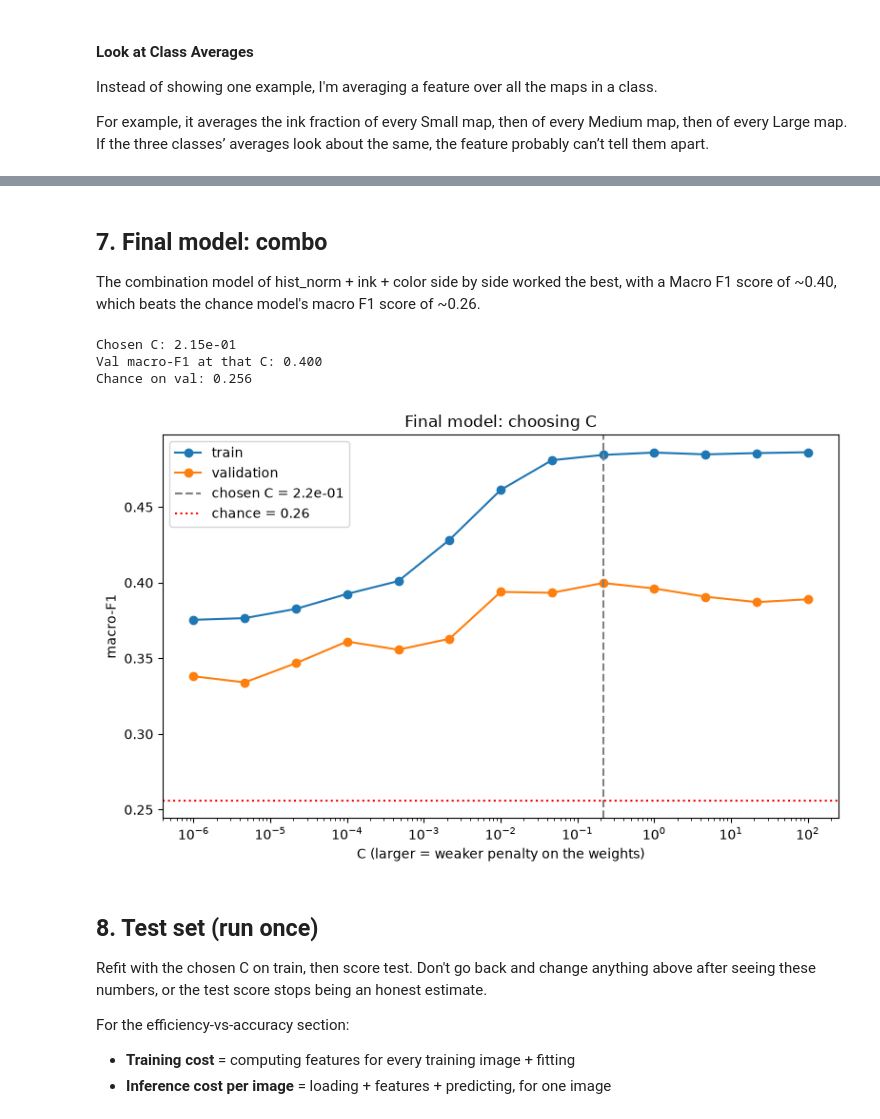
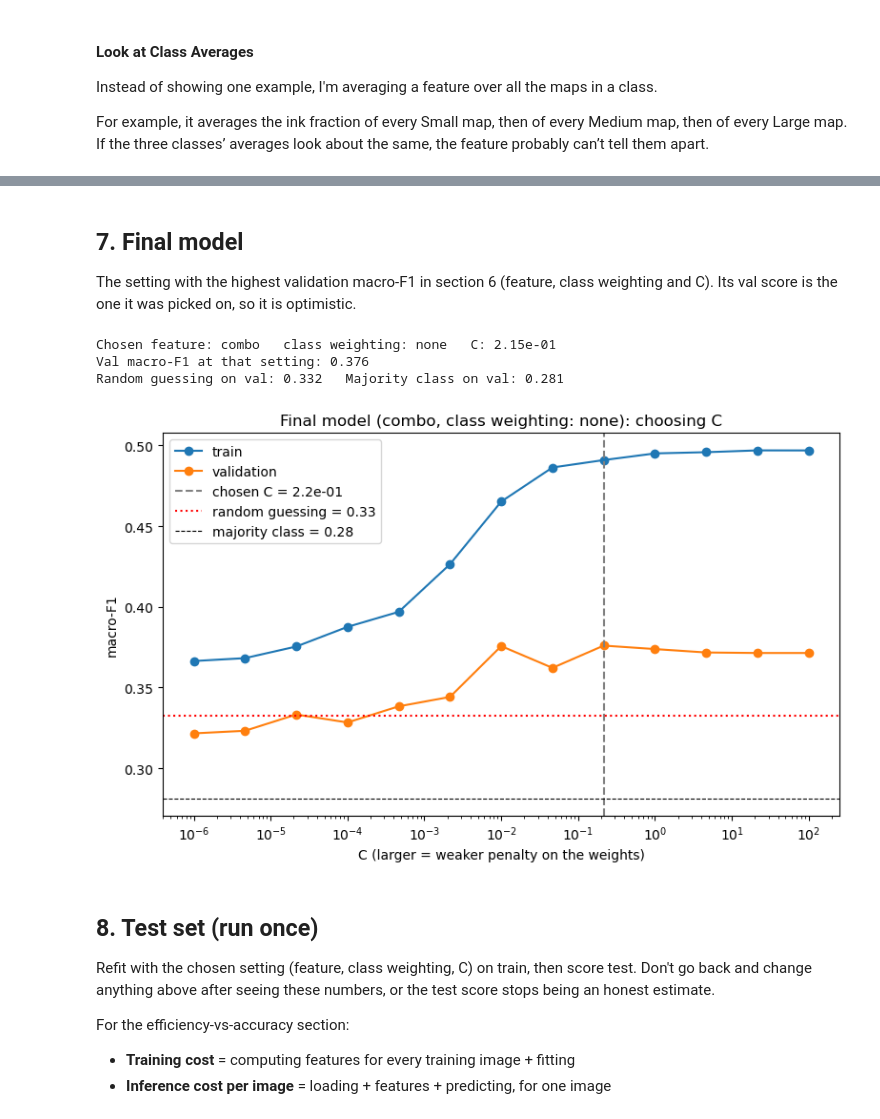
Before and after one commit to sidsridhar0/281project, a Jupyter notebook: scripts/3-simple_model.ipynb, the cells around one changed output, grey strips where cells are left out. Cells and saved outputs as stored; diff of their text form; code cells hidden in the pictures.

Commit message:
added majority-class and random-guess baselines to run first in notebook3, along with some design error corrections

```diff
--- a/scripts/3-simple_model.ipynb
+++ b/scripts/3-simple_model.ipynb
@@ -83,6 +82,13 @@ C_GRID = np.logspace(-6, 2, 13) # 13 values from 0.000001 to 100
 MAX_ITER = 3000
 SEED = 281
 
+CLASS_WEIGHTS = [None, "balanced"]  # both tried in the val search; "balanced" weights rows by 1 / class frequency
+
+
+# ---- Baseline settings ----
+N_GUESS_SEEDS = 1000  # random-guessing baseline: macro-F1 averaged over this many random runs
+N_BOOTSTRAP = 1000    # resamples for the confidence interval on the final test macro-F1
+
 CLASS_NAMES = ["Small", "Medium", "Large"]  # labels 0, 1, 2
 # %% [markdown]
 ## 2. Load the data
@@ -577,8 +659,9 @@ combo | val macro-F1 = 0.4
 # %%
-# Compare to the chance model F1
+# Compare to the baselines from section 3
 feature_table["beats_chance_by"] = feature_table["val_macro_f1"] - chance_val_f1
+feature_table["beats_majority_by"] = feature_table["val_macro_f1"] - majority_val_f1
 feature_table = feature_table.sort_values("val_macro_f1", ascending=False).reset_index(drop=True)
 
-print(f"Chance level on val: {chance_val_f1:.3f}")
-feature_table.round(4)
+print(f"Random guessing on val: {chance_val_f1:.3f}   Majority class on val: {majority_val_f1:.3f}")
+feature_table.round(4).assign(chosen_C=feature_table["chosen_C"].map("{:.1e}".format))
 # %% [output]
@@ -629,10 +719,14 @@ plt.show()
 # %% [markdown]
-## 7. Final model: combo
+## 7. Final model
 
-The combination model of hist_norm + ink + color side by side worked the best, with a Macro F1 score of ~0.40, which beats the chance model's macro F1 score of ~0.26.
+The setting with the highest validation macro-F1 in section 6 (feature, class weighting and C). Its val score is the one it was picked on, so it is optimistic.
 # %%
-# Chosen in section 6 using the validation set: combo
-FINAL_FEATURE = "combo"
+# Chosen in section 6 using the validation set: the top row of feature_table
+final_row = feature_table.iloc[0]
+FINAL_FEATURE = final_row["feature"]
+FINAL_WEIGHTING = final_row["weighting"]
+final_class_weight = "balanced" if FINAL_WEIGHTING == "balanced" else None
+chosen_C = final_row["chosen_C"]
 
 # Src: DATASCI207
 # Scale the features
@@ -640,56 +734,51 @@ FINAL_FEATURE = "combo"
 # It learns the mean and std from the TRAINING data only. If it saw val or test, information about those maps would leak into training.
 scaler = StandardScaler()
 scaler.fit(X[FINAL_FEATURE]["train"])
 
 # Apply that same training-based scaling to train, val and test
 X_scaled = {}
 for split_name in splits:
     X_scaled[split_name] = scaler.transform(X[FINAL_FEATURE][split_name])
 
 
-# Look up combo's results from the section 6 search
-# final_curve = combo's train and val scores at every C we tried (for the plot below)
-final_curve = curves[curves["feature"] == FINAL_FEATURE]
-
-# final_row: combo's one summary row.
-final_row = feature_table[feature_table["feature"] == FINAL_FEATURE].iloc[0] # .iloc[0] takes the first (only) matching row.
-
-chosen_C = final_row["chosen_C"] # the C picked for combo in section 6
+# This setting's train and val scores at every C we tried (for the plot below)
+final_curve = curves[(curves["feature"] == FINAL_FEATURE) & (curves["weighting"] == FINAL_WEIGHTING)]
 
 
 #Print a quick summary
-print(f"Chosen C: {chosen_C:.2e}")
-print(f"Val macro-F1 at that C: {final_row['val_macro_f1']:.3f}")
-print(f"Chance on val: {chance_val_f1:.3f}")
+print(f"Chosen feature: {FINAL_FEATURE}   class weighting: {FINAL_WEIGHTING}   C: {chosen_C:.2e}")
+print(f"Val macro-F1 at that setting: {final_row['val_macro_f1']:.3f}")
+print(f"Random guessing on val: {chance_val_f1:.3f}   Majority class on val: {majority_val_f1:.3f}")
 
-# Plot: how combo's train and val scores change with C
+# Plot: how the chosen setting's train and val scores change with C
 fig, ax = plt.subplots(figsize=(8, 5))
 
 ax.plot(final_curve["C"], final_curve["train_macro_f1"], marker="o", label="train")
 ax.plot(final_curve["C"], final_curve["val_macro_f1"], marker="o", label="validation")
 
-# Gray dashed line = the C we chose. Red dotted line = what guessing would score.
+# Gray dashed line = the C we chose. Red dotted = random guessing. Black dashed = majority class.
 ax.axvline(chosen_C, color="gray", linestyle="--", label=f"chosen C = {chosen_C:.1e}")
-ax.axhline(chance_val_f1, color="red", linestyle=":", label=f"chance = {chance_val_f1:.2f}")
+ax.axhline(chance_val_f1, color="red", linestyle=":", label=f"random guessing = {chance_val_f1:.2f}")
+ax.axhline(majority_val_f1, color="black", linestyle="--", linewidth=0.8, label=f"majority class = {majority_val_f1:.2f}")
 
 # C goes from 0.000001 to 100, so a log scale spaces the values out evenly
 ax.set_xscale("log")
 ax.set_xlabel("C (larger = weaker penalty on the weights)")
 ax.set_ylabel("macro-F1")
-ax.set_title("Final model: choosing C")
+ax.set_title(f"Final model ({FINAL_FEATURE}, class weighting: {FINAL_WEIGHTING}): choosing C")
 ax.legend()
 
 plt.tight_layout()
 plt.show()
 # %% [output]
-Chosen C: 2.15e-01
-Val macro-F1 at that C: 0.400
-Chance on val: 0.256
+Chosen feature: combo   class weighting: none   C: 2.15e-01
+Val macro-F1 at that setting: 0.376
+Random guessing on val: 0.332   Majority class on val: 0.281
-[figure, old version]
+[figure, new version]
 # %% [markdown]
 ## 8. Test set (run once)
 
-Refit with the chosen C on train, then score test. Don't go back and change anything above after seeing these numbers, or the test score stops being an honest estimate.
+Refit with the chosen setting (feature, class weighting, C) on train, then score test. Don't go back and change anything above after seeing these numbers, or the test score stops being an honest estimate.
 
 For the efficiency-vs-accuracy section:
 - **Training cost** = computing features for every training image + fitting
```
Also changed, not shown: parts of 29 cells of this notebook, 1 other file.
